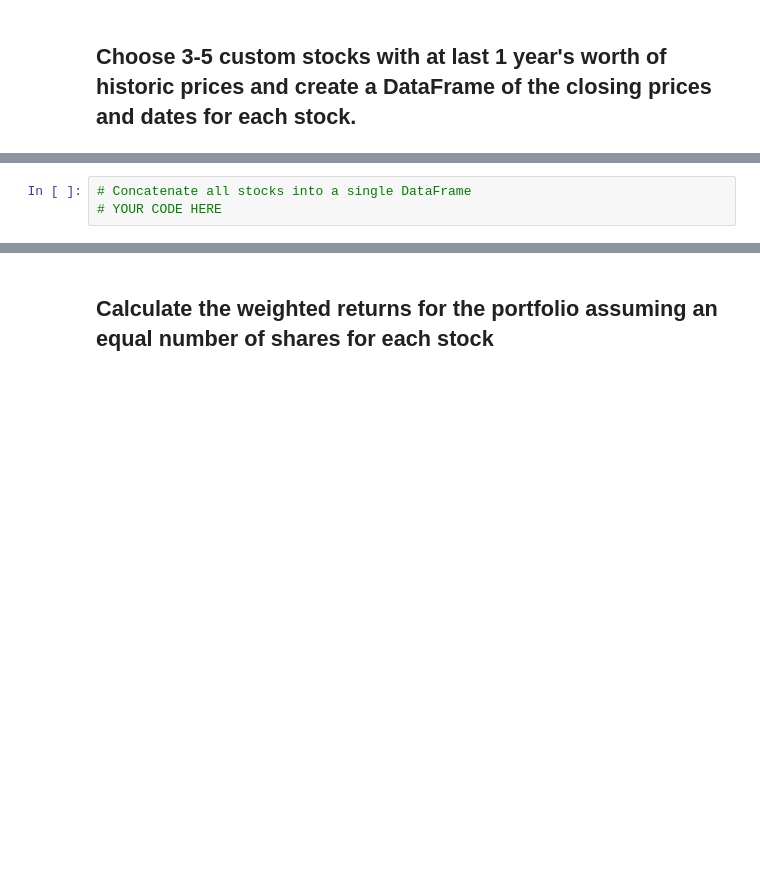
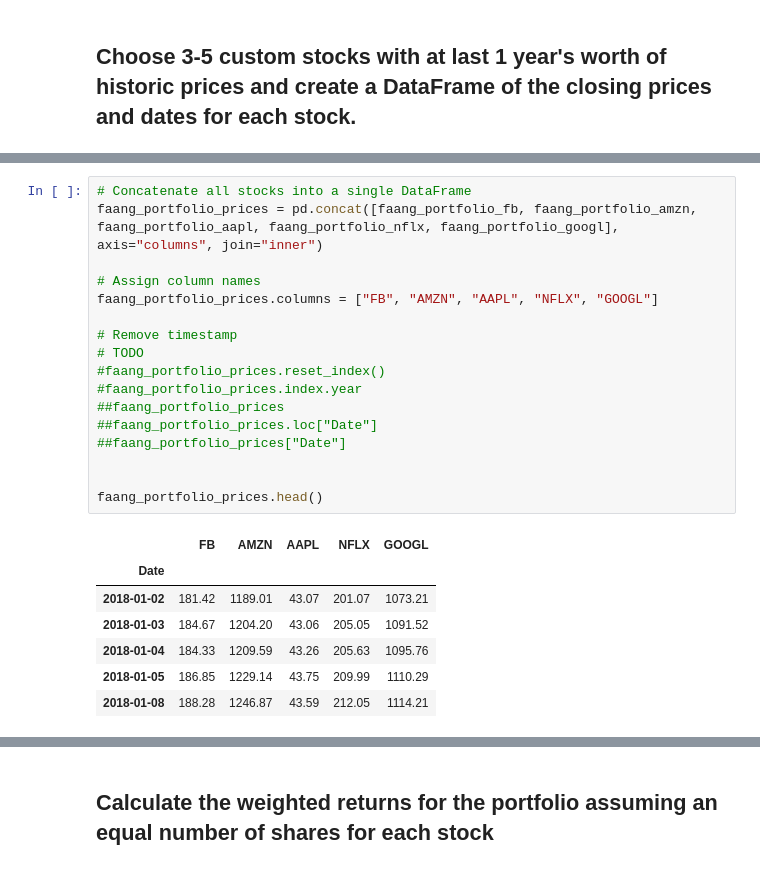
Before and after one commit to drg-developer-2-GWFinTech-Homeworks/homework-3, a Jupyter notebook: whale_analysis.ipynb, the cells around one changed output, grey strips where cells are left out. Saved outputs shown, nothing was run; the diff lists cells and outputs as text; blank space fills up the shorter version.

```diff
--- a/whale_analysis.ipynb
+++ b/whale_analysis.ipynb
@@ -485,5 +445,27 @@ faang_portfolio_fb.head()
-# %%
-# Concatenate all stocks into a single DataFrame
-# YOUR CODE HERE
+# %%
+# Concatenate all stocks into a single DataFrame
+faang_portfolio_prices = pd.concat([faang_portfolio_fb, faang_portfolio_amzn, faang_portfolio_aapl, faang_portfolio_nflx, faang_portfolio_googl], axis="columns", join="inner")
+
+# Assign column names
+faang_portfolio_prices.columns = ["FB", "AMZN", "AAPL", "NFLX", "GOOGL"]
+
+# Remove timestamp
+# TODO
+#faang_portfolio_prices.reset_index()
+#faang_portfolio_prices.index.year
+##faang_portfolio_prices
+##faang_portfolio_prices.loc["Date"]
+##faang_portfolio_prices["Date"]
+
+
+faang_portfolio_prices.head()
+# %% [output]
+|  | FB | AMZN | AAPL | NFLX | GOOGL |
+| Date |  |  |  |  |  |
+| 2018-01-02 | 181.42 | 1189.01 | 43.07 | 201.07 | 1073.21 |
+| 2018-01-03 | 184.67 | 1204.20 | 43.06 | 205.05 | 1091.52 |
+| 2018-01-04 | 184.33 | 1209.59 | 43.26 | 205.63 | 1095.76 |
+| 2018-01-05 | 186.85 | 1229.14 | 43.75 | 209.99 | 1110.29 |
+| 2018-01-08 | 188.28 | 1246.87 | 43.59 | 212.05 | 1114.21 |
 # %%
 # Reset the index
```
Also changed, not shown: parts of 20 cells of this notebook, 10 other files.
